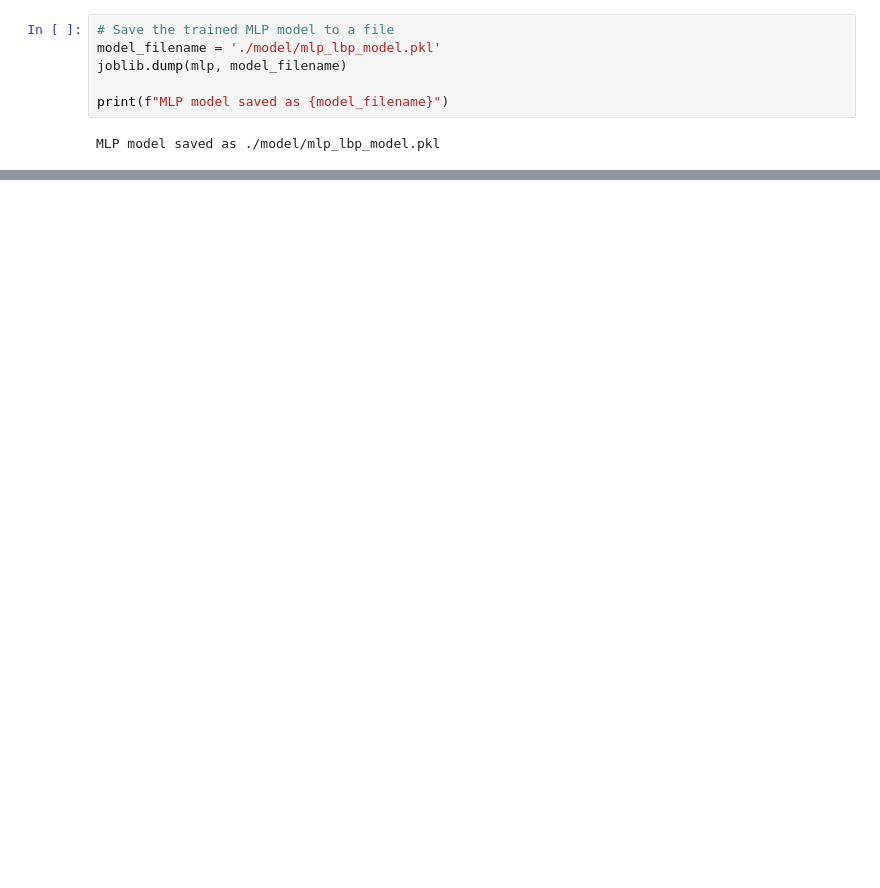
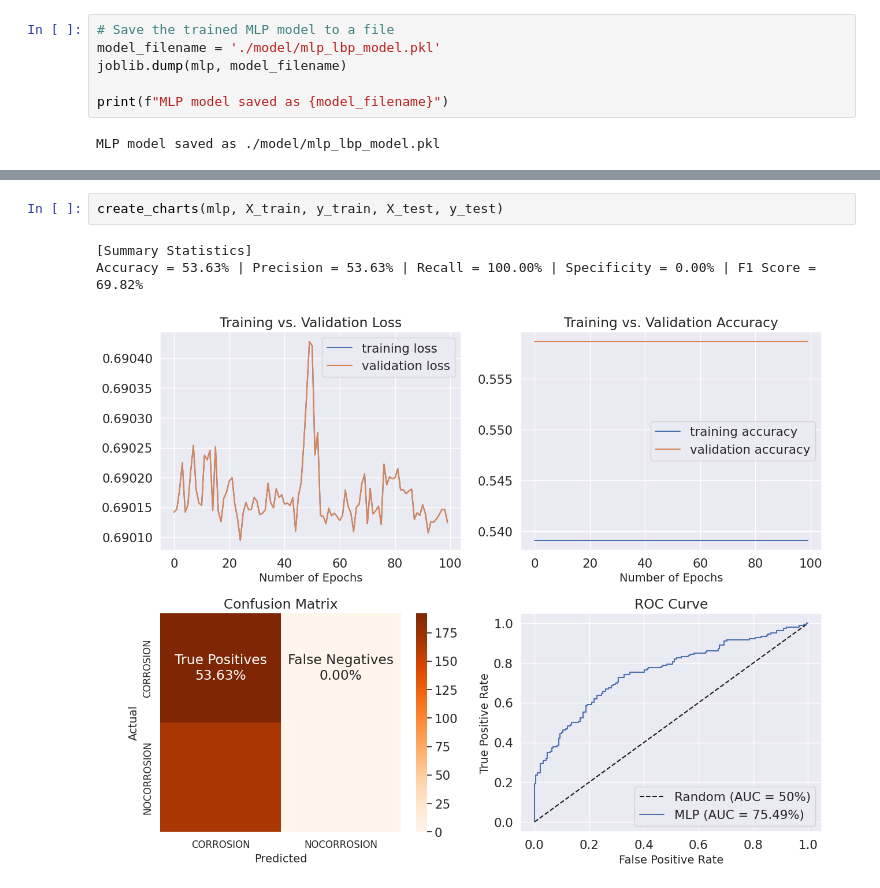
Before and after one commit to mizanulridhoaohana/TUBES-JST, a Jupyter notebook: MLP_LBP.ipynb, the cells around one changed output, grey strips where cells are left out. Cells and saved outputs as stored; diff of their text form; blank space fills up the shorter version.

```diff
--- a/MLP_LBP.ipynb
+++ b/MLP_LBP.ipynb
@@ -170,0 +503,6 @@ MLP model saved as ./model/mlp_lbp_model.pkl
+# %%
+create_charts(mlp, X_train, y_train, X_test, y_test)
+# %% [output]
+[Summary Statistics]
+Accuracy = 53.63% | Precision = 53.63% | Recall = 100.00% | Specificity = 0.00% | F1 Score = 69.82%
+[figure, added]
```
Also changed, not shown: parts of 33 cells of this notebook, 1 other file.
